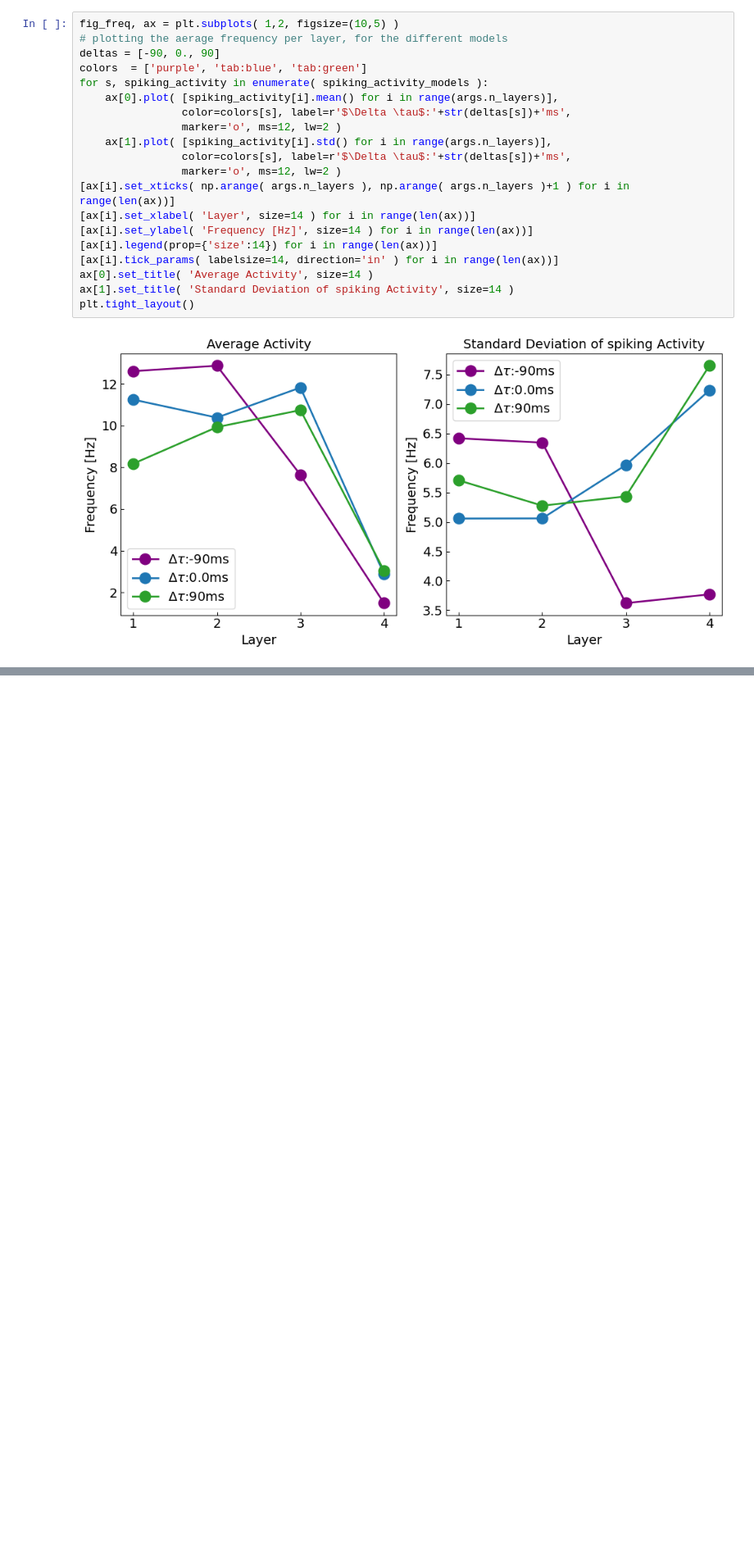
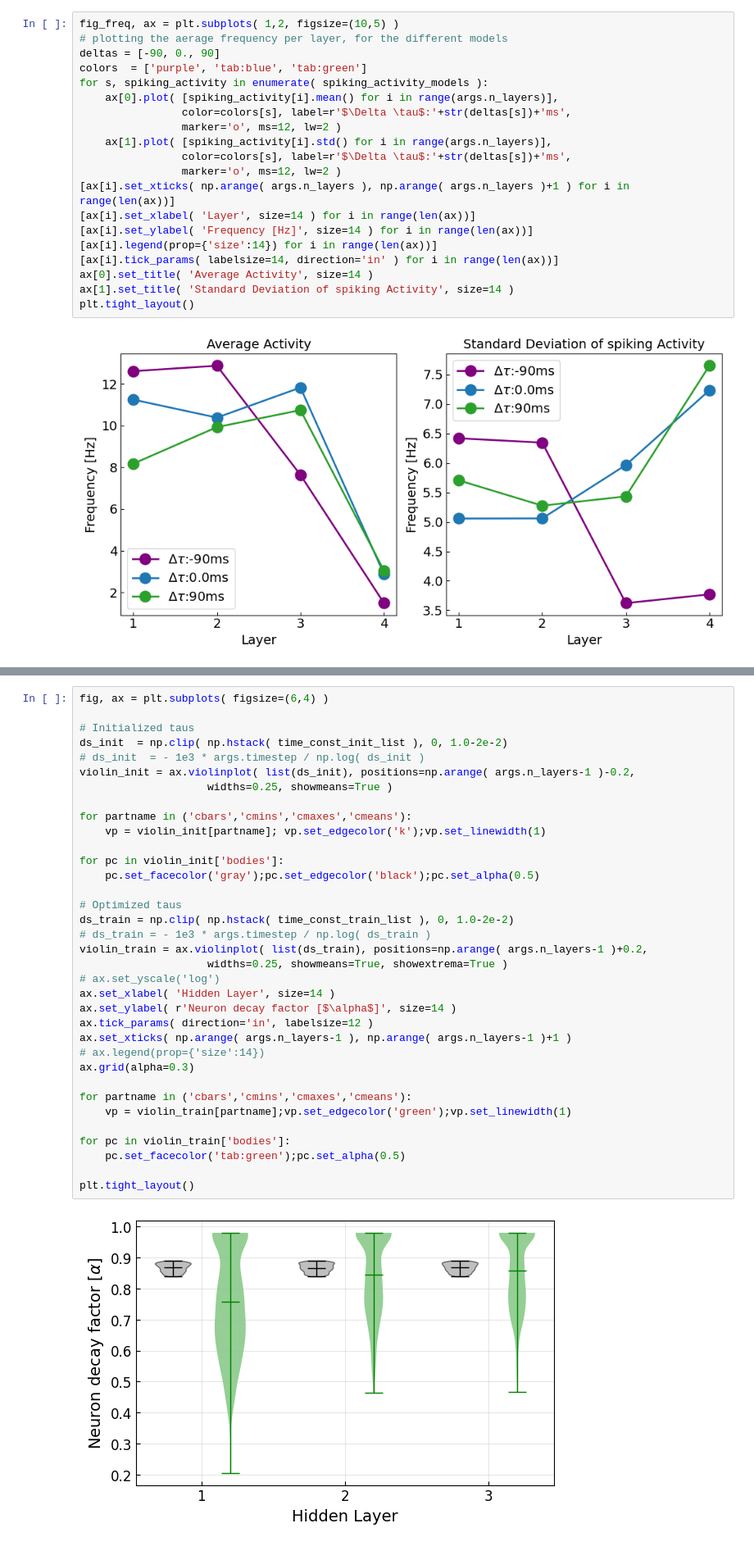
Before and after one commit to EIS-Hub/hSNN, a Jupyter notebook: snn_hierarchy_shd.ipynb, the cells around one changed output, grey strips where cells are left out. Shown at 82% size. Cells and saved outputs as stored; diff of their text form; blank space fills up the shorter version.

```diff
--- a/snn_hierarchy_shd.ipynb
+++ b/snn_hierarchy_shd.ipynb
@@ -545,0 +548,37 @@ fig.savefig( os.path.join( os.getcwd(), 'results/Sweep_n_layers.pdf' ), dpi=300,
+# %%
+fig, ax = plt.subplots( figsize=(6,4) )
+
+# Initialized taus
+ds_init  = np.clip( np.hstack( time_const_init_list ), 0, 1.0-2e-2)
+# ds_init  = - 1e3 * args.timestep / np.log( ds_init )
+violin_init = ax.violinplot( list(ds_init), positions=np.arange( args.n_layers-1 )-0.2,
+                    widths=0.25, showmeans=True )
+
+for partname in ('cbars','cmins','cmaxes','cmeans'):
+    vp = violin_init[partname]; vp.set_edgecolor('k');vp.set_linewidth(1)
+
+for pc in violin_init['bodies']:
+    pc.set_facecolor('gray');pc.set_edgecolor('black');pc.set_alpha(0.5)
+
+# Optimized taus
+ds_train = np.clip( np.hstack( time_const_train_list ), 0, 1.0-2e-2)
+# ds_train = - 1e3 * args.timestep / np.log( ds_train )
+violin_train = ax.violinplot( list(ds_train), positions=np.arange( args.n_layers-1 )+0.2,
+                    widths=0.25, showmeans=True, showextrema=True )
+# ax.set_yscale('log')
+ax.set_xlabel( 'Hidden Layer', size=14 )
+ax.set_ylabel( r'Neuron decay factor [$\alpha$]', size=14 )
+ax.tick_params( direction='in', labelsize=12 )
+ax.set_xticks( np.arange( args.n_layers-1 ), np.arange( args.n_layers-1 )+1 )
+# ax.legend(prop={'size':14})
+ax.grid(alpha=0.3)
+
+for partname in ('cbars','cmins','cmaxes','cmeans'):
+    vp = violin_train[partname];vp.set_edgecolor('green');vp.set_linewidth(1)
+
+for pc in violin_train['bodies']:
+    pc.set_facecolor('tab:green');pc.set_alpha(0.5)
+
+plt.tight_layout()
+# %% [output]
+[figure, added]
```
Also changed, not shown: parts of 17 cells of this notebook, 7 other files.
